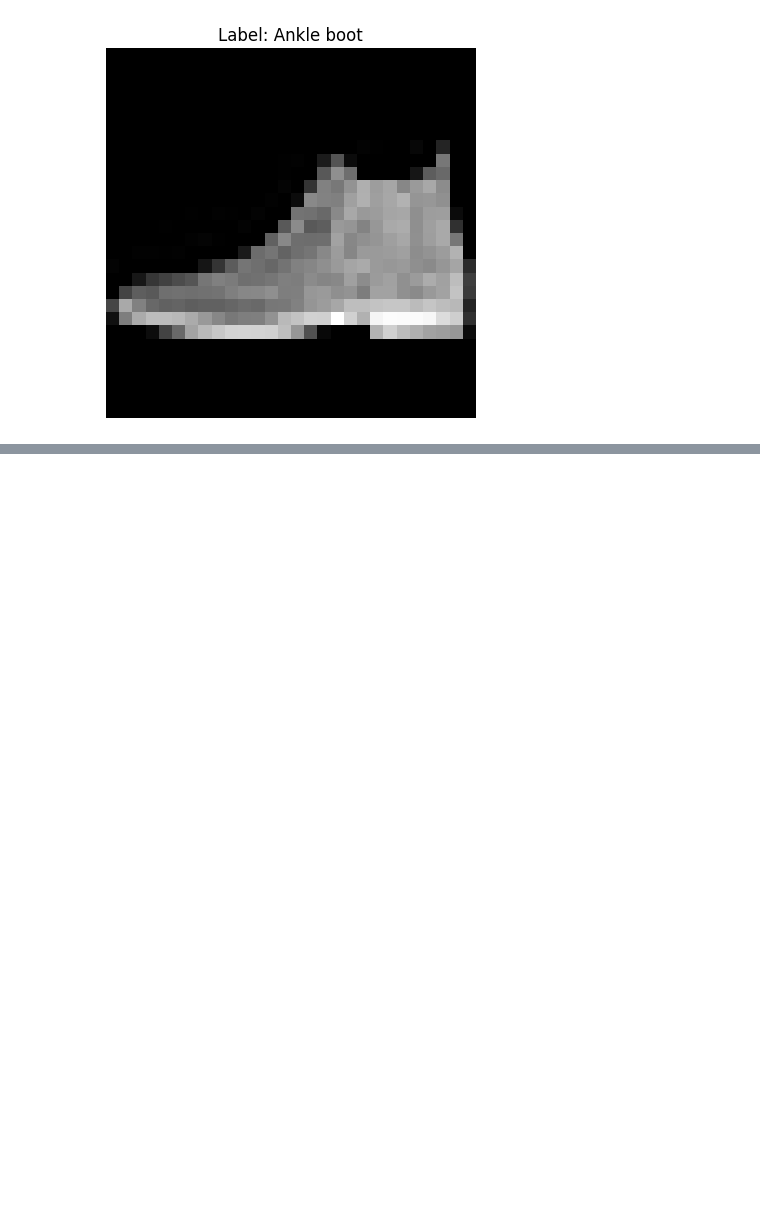
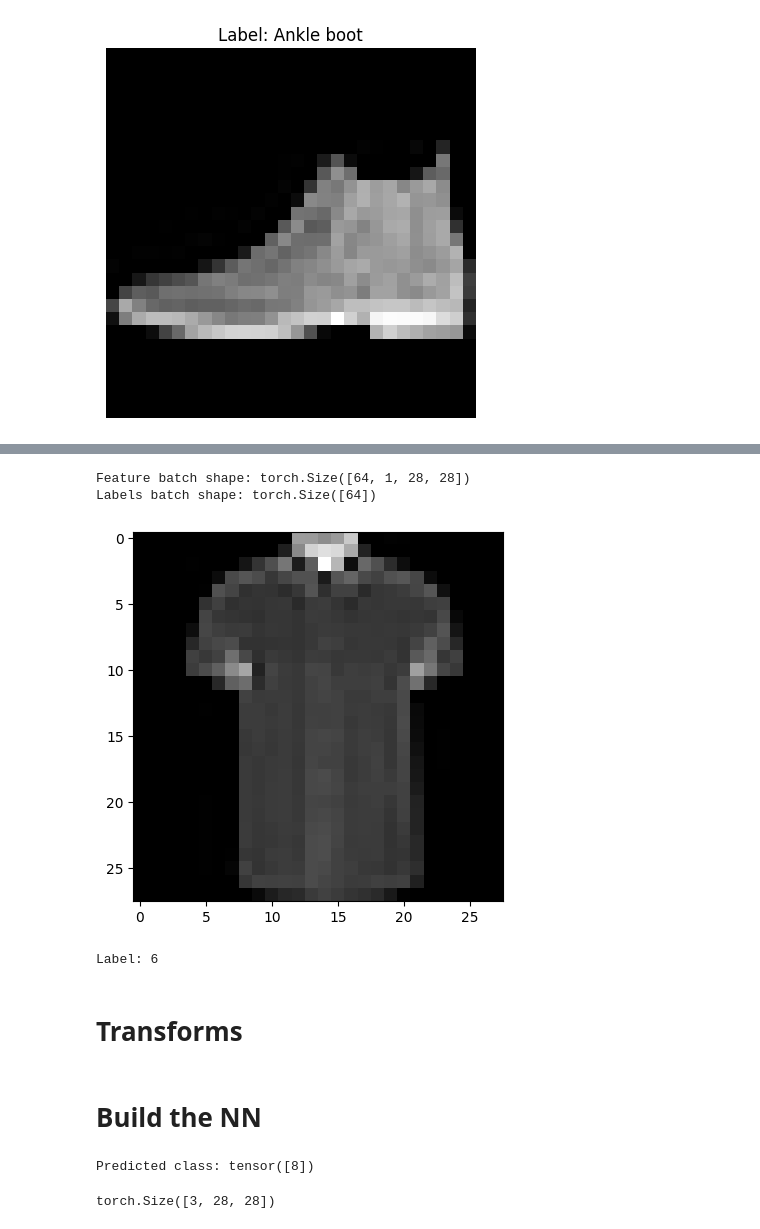
Before and after one commit to prashant-gulati/pytorch, a Jupyter notebook: pytorch_intro.ipynb, the cells around one changed output, grey strips where cells are left out. Drawn from its saved outputs; the diff is of its cells as text; code cells hidden in the pictures; blank space fills up the shorter version.

```diff
--- a/pytorch_intro.ipynb
+++ b/pytorch_intro.ipynb
@@ -217,0 +457,22 @@ plt.show()
+# %%
+from torch.utils.data import DataLoader
+
+train_dataloader = DataLoader(training_data, batch_size=64, shuffle=True)
+test_dataloader = DataLoader(test_data, batch_size=64, shuffle=True)
+# %%
+# Display image and label.
+train_features, train_labels = next(iter(train_dataloader))
+print(f"Feature batch shape: {train_features.size()}")
+print(f"Labels batch shape: {train_labels.size()}")
+img = train_features[0].squeeze()
+label = train_labels[0]
+plt.imshow(img, cmap="gray")
+plt.show()
+print(f"Label: {label}")
+# %% [output]
+Feature batch shape: torch.Size([64, 1, 28, 28])
+Labels batch shape: torch.Size([64])
+[figure, added]
+Label: 6
+# %% [markdown]
+# **Transforms**
@@ -217,0 +491,15 @@ plt.show()
+# %% [markdown]
+# **Build the NN**
+# %%
+X = torch.rand(1, 28, 28, device=device)
+logits = model(X)
+pred_probab = nn.Softmax(dim=1)(logits)
+y_pred = pred_probab.argmax(1)
+print(f"Predicted class: {y_pred}")
+# %% [output]
+Predicted class: tensor([8])
+# %%
+input_image = torch.rand(3,28,28)
+print(input_image.size())
+# %% [output]
+torch.Size([3, 28, 28])
```
Also changed, not shown: parts of 34 cells of this notebook.
